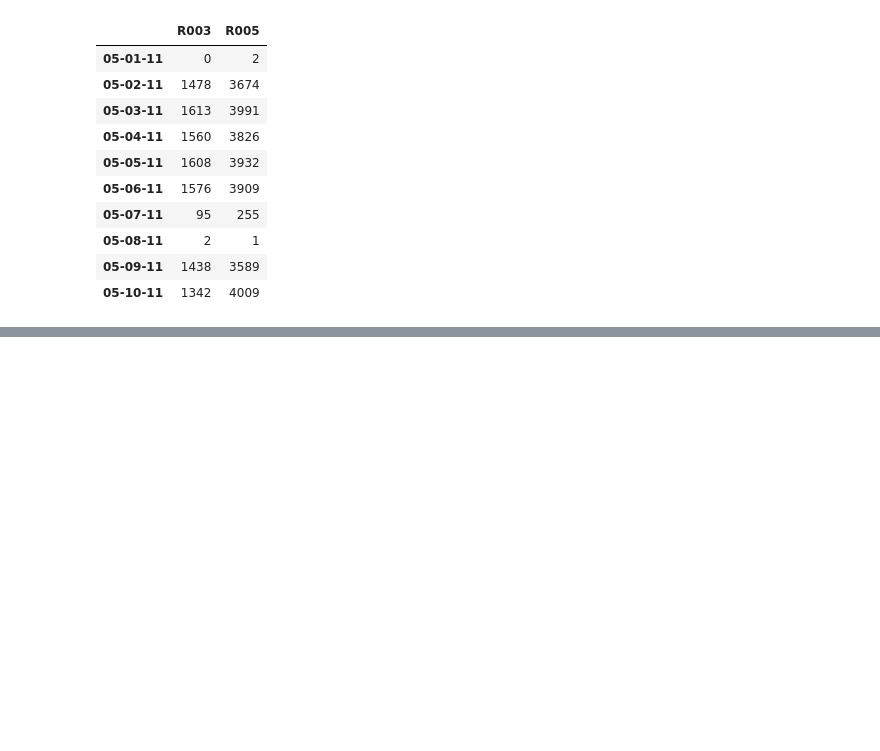
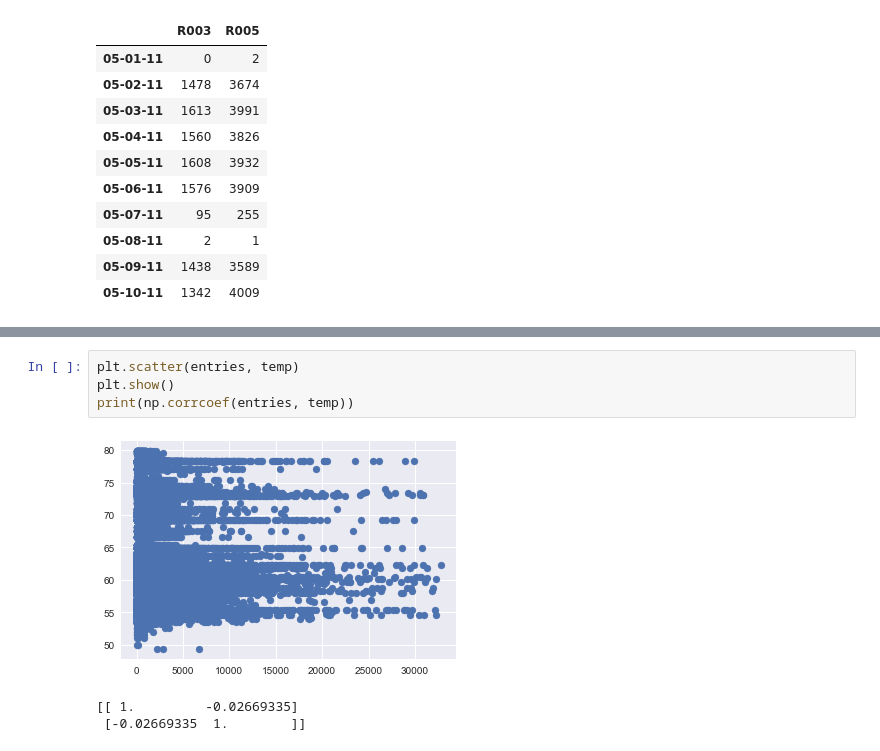
Before and after one commit to Morrowind1983/Udacity-Intro-to-Statistics, a Jupyter notebook: ud170 - 数据分析入门/03 - 用Numpy和Pandas分析二维数据/Exercise.ipynb, the cells around one changed output, grey strips where cells are left out. Saved outputs shown, nothing was run; the diff lists cells and outputs as text; blank space fills up the shorter version.

```diff
--- a/ud170 - 数据分析入门/03 - 用Numpy和Pandas分析二维数据/Exercise.ipynb
+++ b/ud170 - 数据分析入门/03 - 用Numpy和Pandas分析二维数据/Exercise.ipynb
@@ -268,0 +290,8 @@ Index([u'UNIT', u'DATEn', u'TIMEn', u'ENTRIESn', u'EXITSn', u'ENTRIESn_hourly',
+# %%
+plt.scatter(entries, temp)
+plt.show()
+print(np.corrcoef(entries, temp))
+# %% [output]
+[figure, added]
+[[ 1.         -0.02669335]
+ [-0.02669335  1.        ]]
```
Also changed, not shown: parts of 28 cells of this notebook, 2 other files.
